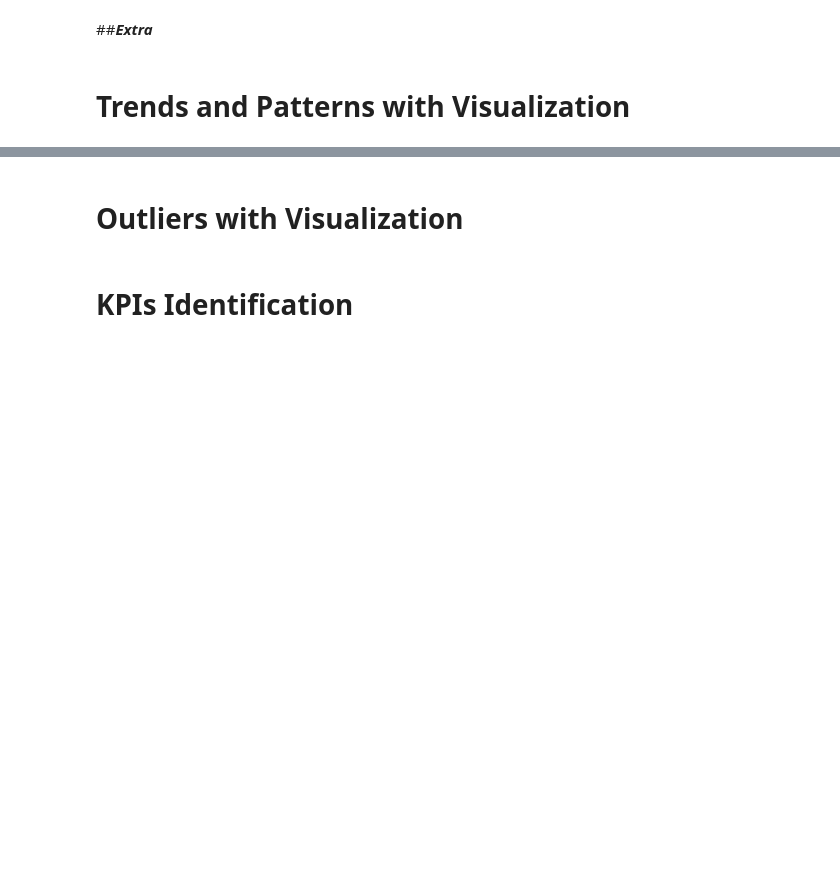
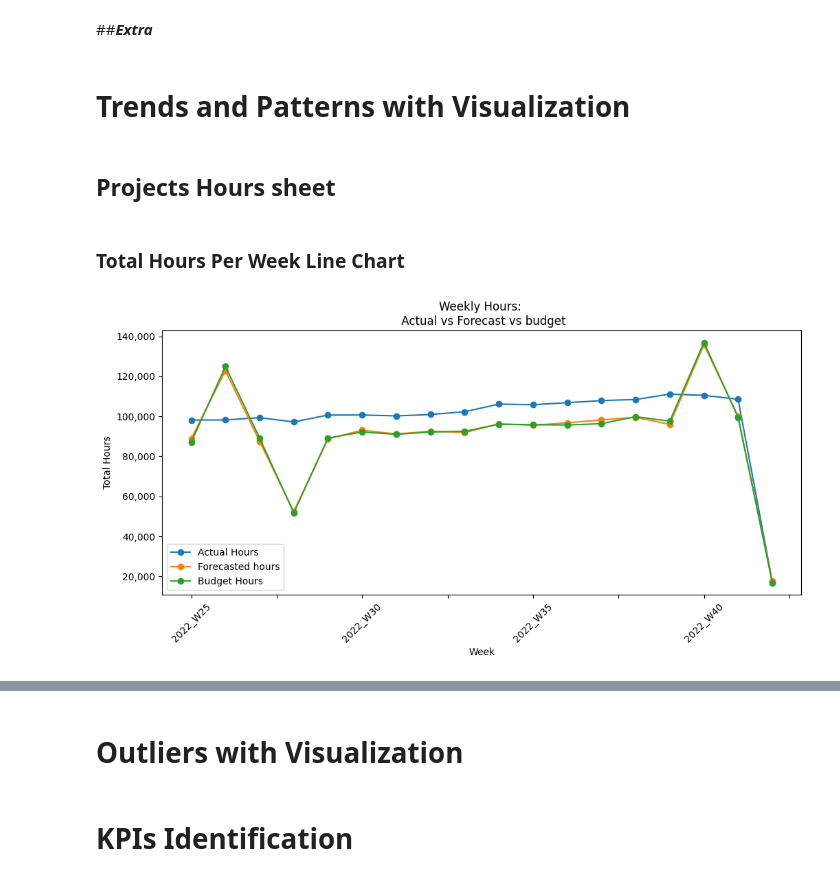
Before and after one commit to nada-2038/Valeo-BI-Business-Case, a Jupyter notebook: valeo-bi-case-study-git-program.ipynb, the cells around one changed output, grey strips where cells are left out. Saved outputs shown, nothing was run; the diff lists cells and outputs as text; code cells hidden in the pictures; blank space fills up the shorter version.

```diff
--- a/valeo-bi-case-study-git-program.ipynb
+++ b/valeo-bi-case-study-git-program.ipynb
@@ -581,3 +568,20 @@ dtype: int64
 #(Except for Abdallah and Abdalla)
 # %% [markdown]
 # **Trends and Patterns with Visualization**
+# %% [markdown]
+## **Projects Hours sheet**
+# %% [markdown]
+### **Total Hours Per Week Line Chart**
+# %%
+import matplotlib.pyplot as plt
+from matplotlib.ticker import FuncFormatter
+
+ax = weekly.plot(figsize=(12,5), marker='o', title='Weekly Hours: \n Actual vs Forecast vs budget')
+ax.set_xlabel('Week')
+ax.set_ylabel('Total Hours')
+ax.yaxis.set_major_formatter(FuncFormatter(lambda x, _: f'{int(x):,}'))
+plt.xticks(rotation=45)
+
+plt.show()
+# %% [output]
+[figure, added]
```
Also changed, not shown: parts of 30 cells of this notebook.
